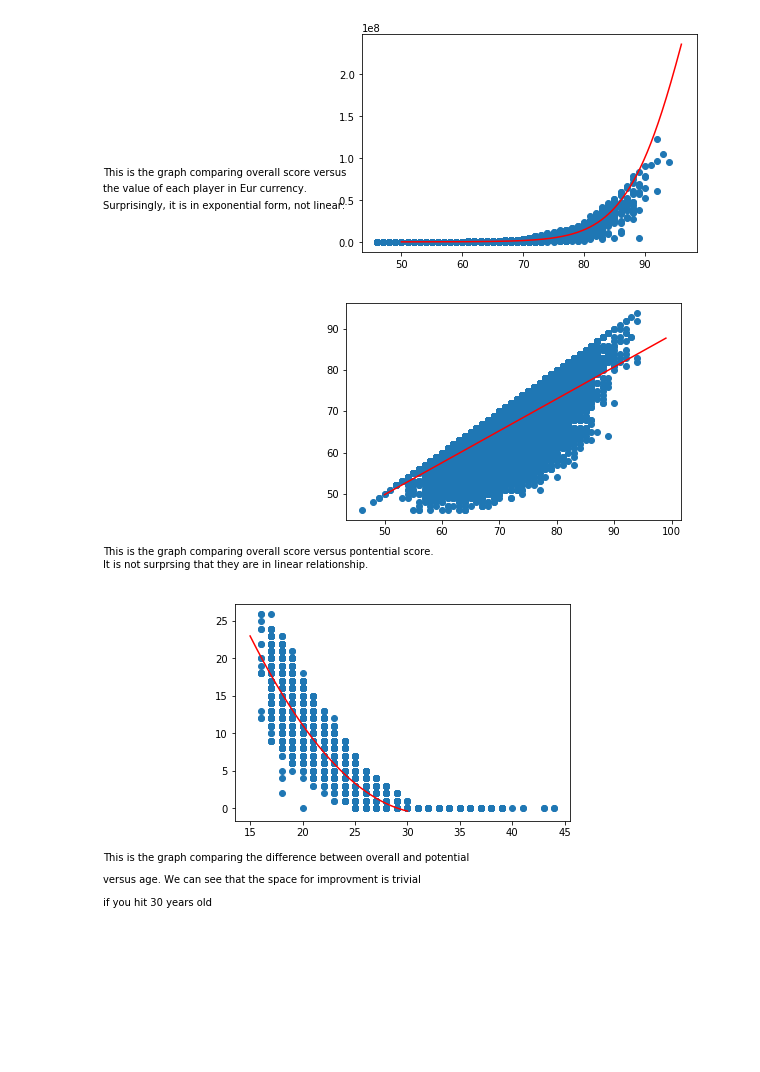
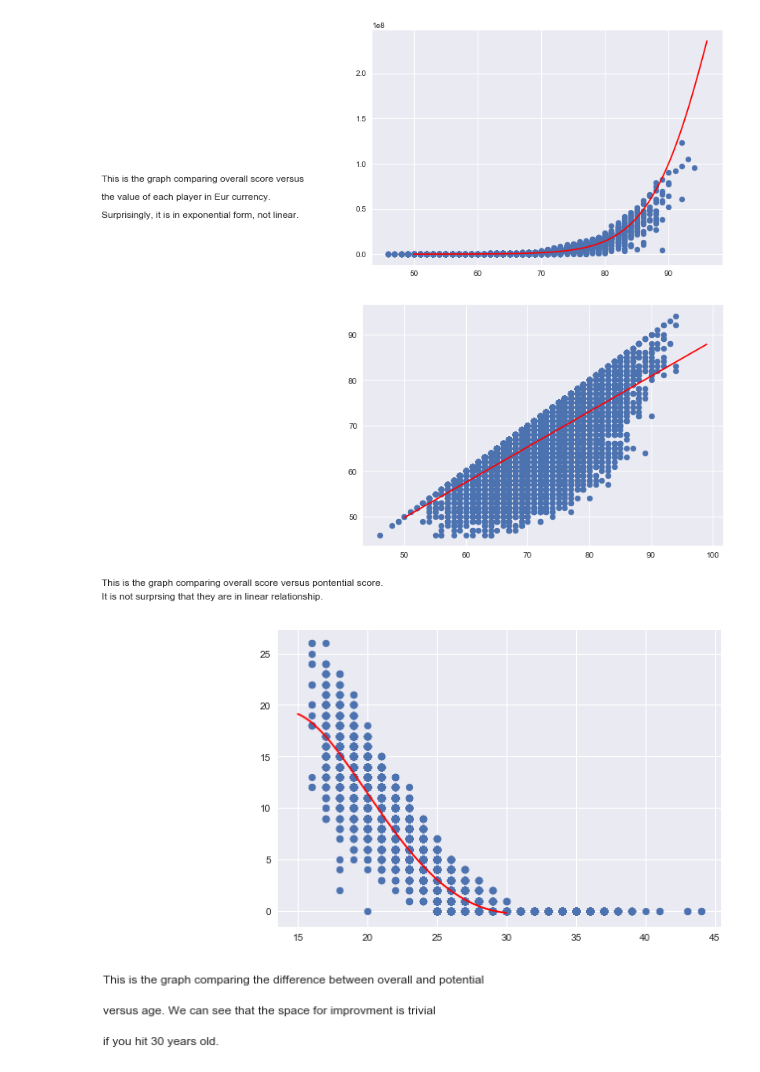
Before and after one commit to 20001LastOrder/PlayerMatch, a Jupyter notebook: ProjectDataDive.ipynb, the cells around one changed output. Cells and saved outputs as stored; diff of their text form; code cells hidden in the pictures; blank space fills up the shorter version.

```diff
--- a/ProjectDataDive.ipynb
+++ b/ProjectDataDive.ipynb
@@ -2,24 +2,21 @@
 import pylab
 import csv
 import numpy as np
-from scipy.stats import norm
-import matplotlib.pyplot as plt
+import seaborn as sns
 from scipy.optimize import curve_fit
-with open('complete.csv','rb') as csvfile:
+with open('C:\Users\chenp\Desktop\Project\complete.csv','rb') as csvfile:
     reader = csv.reader(csvfile)
     i = 0
-    x = [[],[],[],[],[],[],[]]
+    x = [[],[],[],[],[]]
     for row in reader:
         if(i != 0):
            # print row[] + ", " + row[2]
             if(float(row[6]) != 0):
+                x[2].append(float(row[6]))
                 x[0].append(float(row[8]))
                 x[1].append(float(row[11]))
-                x[2].append(float(row[6]))
                 x[3].append(float(row[9]))
                 x[4].append(row[12])
-                x[5].append(float(row[14]))
-                x[6].append(float(row[15]))
         else:
             i = i +1
 # %%
@@ -37,8 +34,24 @@ plt.text(1,60000000, 'the value of each player in Eur currency.')
 plt.text(1,40000000, 'Surprisingly, it is in exponential form, not linear.')
 plt.show()
 # %% [output]
-[figure, old version]
+[figure, new version]
+# %%
+ with open('C:\Users\chenp\Desktop\Project\complete.csv','rb') as csvfile:
+    reader = csv.reader(csvfile)
+    i = 0
+    x = [[],[],[],[],[]]
+    for row in reader:
+        if(i != 0):
+            x[2].append(float(row[6]))
+            x[0].append(float(row[8]))
+            x[1].append(float(row[11]))
+            x[3].append(float(row[9]))
+            x[4].append(row[12])
+        else:
+            i = i +1
 # %%
+from scipy.stats import norm
+import matplotlib.pyplot as plt
 overAndPo = np.poly1d(np.polyfit(x[3], x[0], 1))
 
 xp = np.linspace(50, 99, 1000)
@@ -48,21 +61,21 @@ plt.text(1,35, 'This is the graph comparing overall score versus pontential scor
 plt.text(1,32, 'It is not surprsing that they are in linear relationship.')
 plt.show()
 # %% [output]
-[figure, old version]
+[figure, new version]
 # %%
 gap = []
 for i in range(0, len(x[0])):
     gap.append(x[3][i] - x[0][i])
-gapMatchAge = np.poly1d(np.polyfit(x[1], gap, 2))
+gapMatchAge = np.poly1d(np.polyfit(x[1], gap, 5))
 xp = np.linspace(15, 30, 1000)
 plt.scatter(x[1], gap)
 plt.plot(xp, gapMatchAge(xp),c = 'r')
 plt.text(1,-7, 'This is the graph comparing the difference between overall and potential')
 plt.text(1,-10, 'versus age. We can see that the space for improvment is trivial')
 plt.text(1,-13, 'if you hit 30 years old.')
 plt.show()
 # %% [output]
-[figure, old version]
+[figure, new version]
 # %%
 
 birth = [[],[]]
```
Also changed, not shown: parts of 2 cells of this notebook, 2 other files.
